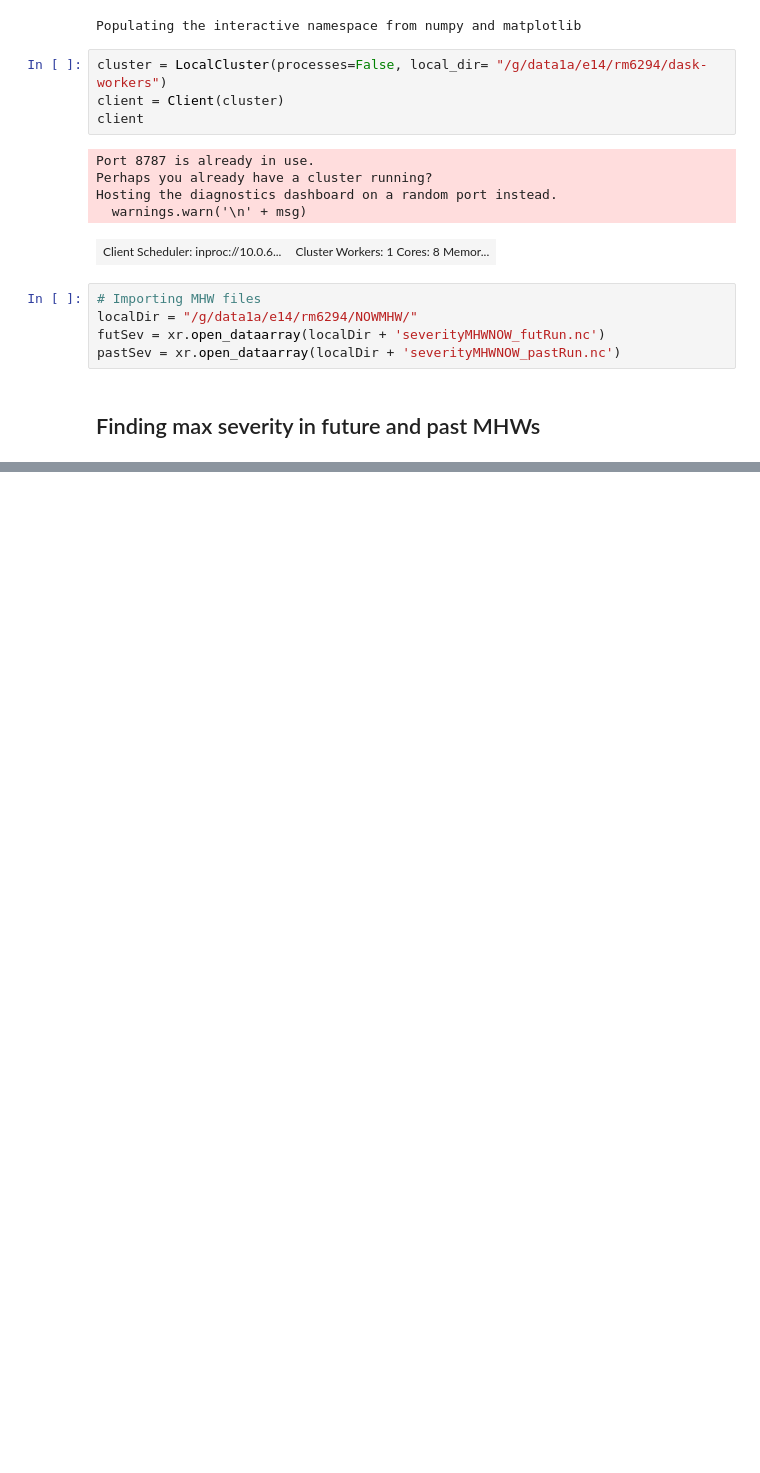
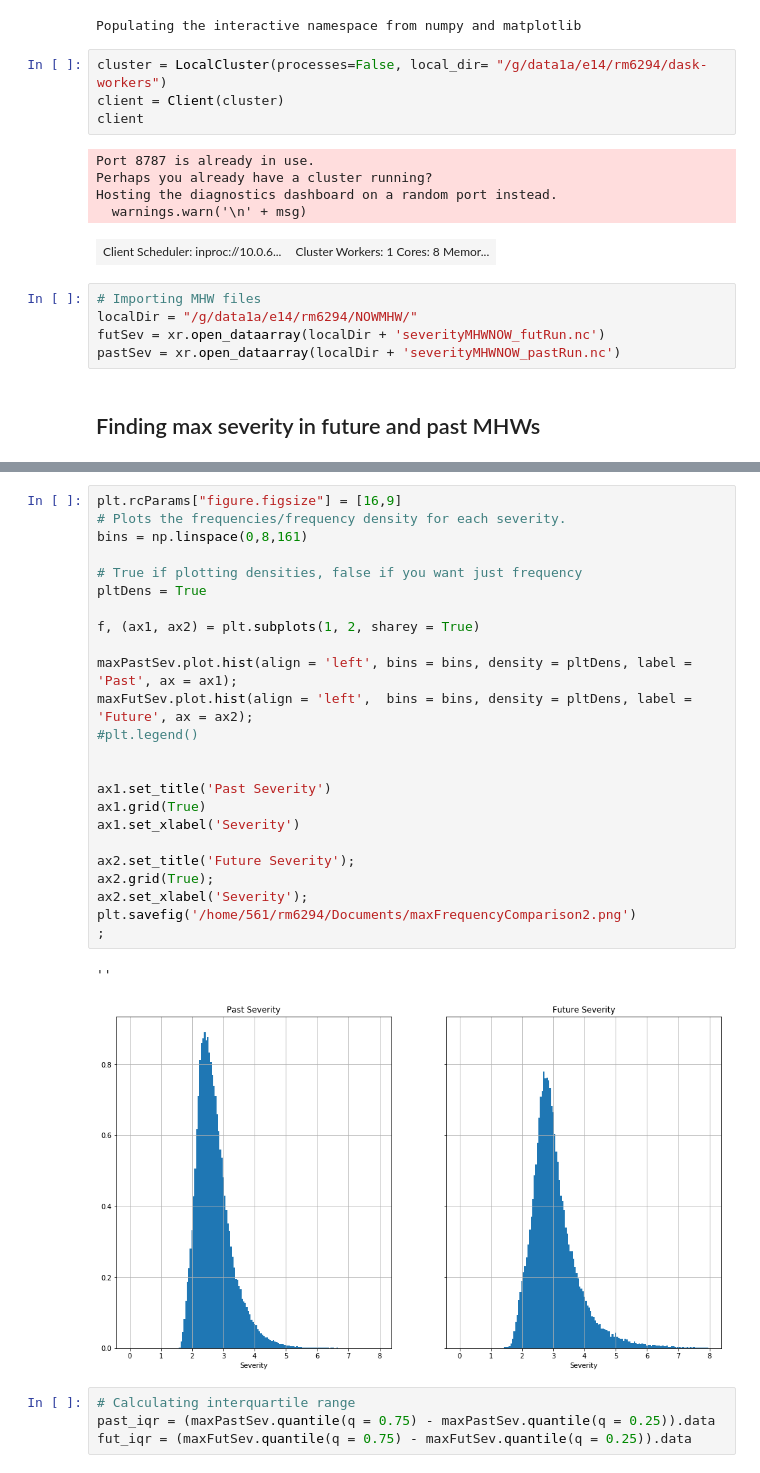
Before and after one commit to ritwik1111/MHW, a Jupyter notebook: Projects/sstPlots/MHW_Statistics.ipynb, the cells around one changed output, grey strips where cells are left out. Saved outputs shown, nothing was run; the diff lists cells and outputs as text; blank space fills up the shorter version.

```diff
--- a/Projects/sstPlots/MHW_Statistics.ipynb
+++ b/Projects/sstPlots/MHW_Statistics.ipynb
@@ -93,0 +70,31 @@ Coordinates:
+# %%
+plt.rcParams["figure.figsize"] = [16,9]
+# Plots the frequencies/frequency density for each severity.
+bins = np.linspace(0,8,161)
+
+# True if plotting densities, false if you want just frequency
+pltDens = True
+
+f, (ax1, ax2) = plt.subplots(1, 2, sharey = True)
+
+maxPastSev.plot.hist(align = 'left', bins = bins, density = pltDens, label = 'Past', ax = ax1);
+maxFutSev.plot.hist(align = 'left',  bins = bins, density = pltDens, label = 'Future', ax = ax2);
+#plt.legend()
+
+
+ax1.set_title('Past Severity')
+ax1.grid(True)
+ax1.set_xlabel('Severity')
+
+ax2.set_title('Future Severity');
+ax2.grid(True);
+ax2.set_xlabel('Severity');
+plt.savefig('/home/561/rm6294/Documents/maxFrequencyComparison2.png')
+;
+# %% [output]
+''
+[figure, added]
+# %%
+# Calculating interquartile range
+past_iqr = (maxPastSev.quantile(q = 0.75) - maxPastSev.quantile(q = 0.25)).data
+fut_iqr = (maxFutSev.quantile(q = 0.75) - maxFutSev.quantile(q = 0.25)).data
```
Also changed, not shown: parts of 14 cells of this notebook, 3 other files.
